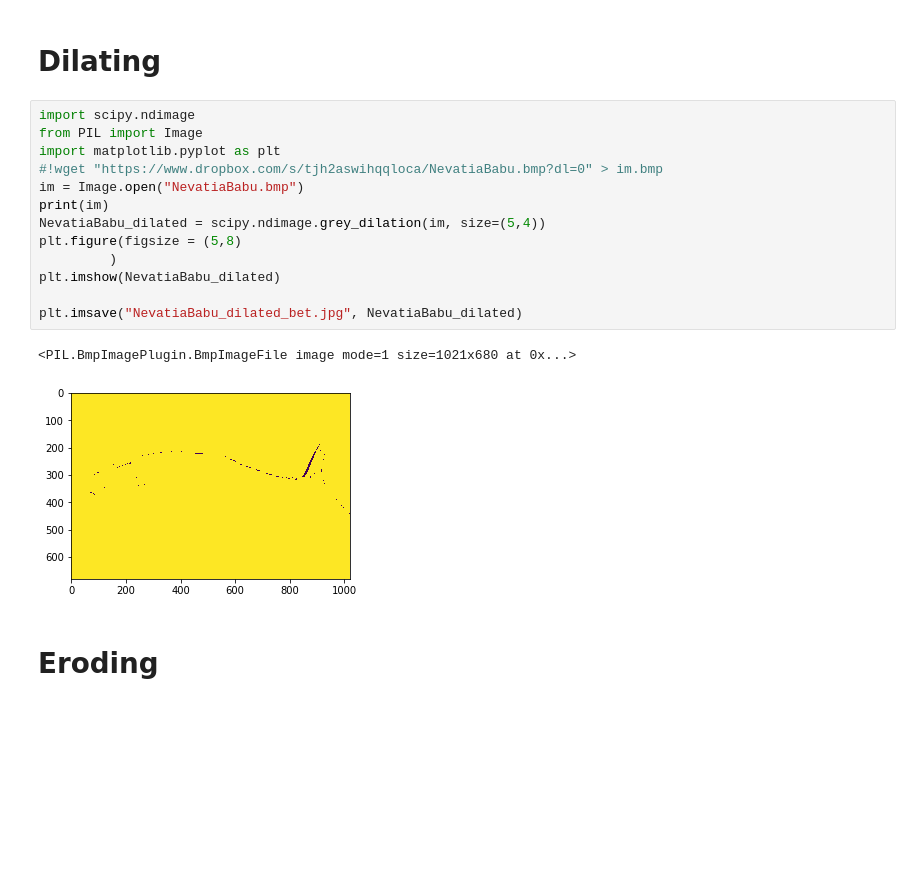
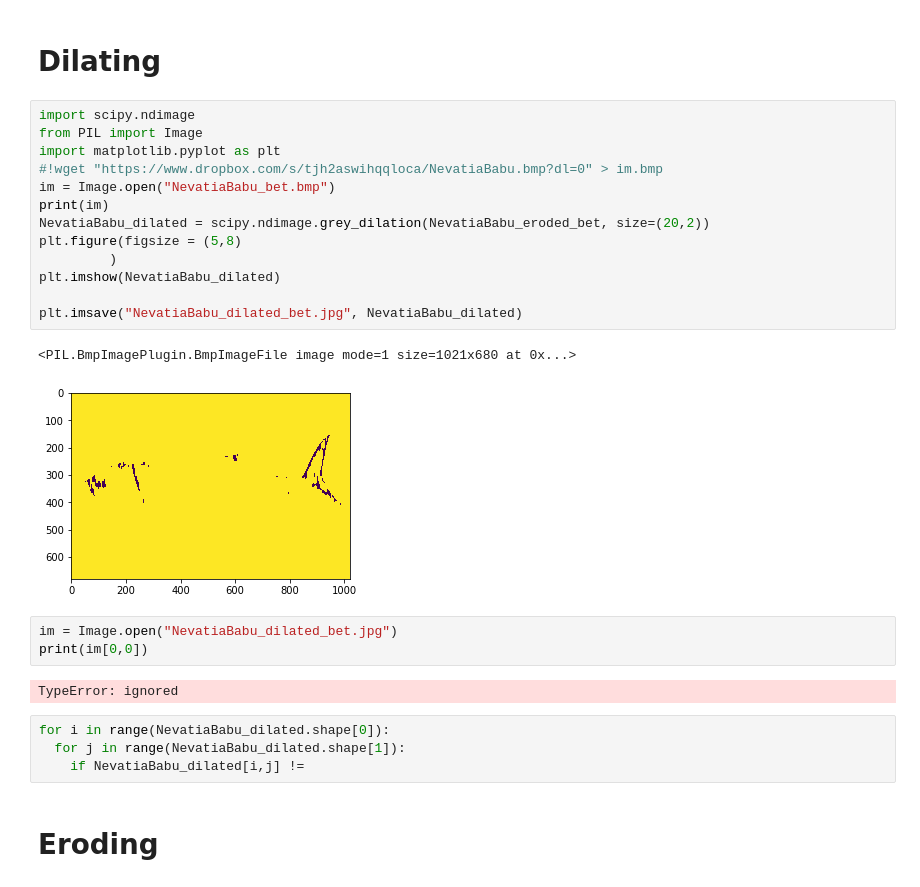
Before and after one commit to imazerty/Edge-detection, a Jupyter notebook: grey_dilation_bet.ipynb, the cells around one changed output. Saved outputs shown, nothing was run; the diff lists cells and outputs as text; blank space fills up the shorter version.

```diff
--- a/grey_dilation_bet.ipynb
+++ b/grey_dilation_bet.ipynb
@@ -5,18 +5,27 @@
 # %%
 import scipy.ndimage
 from PIL import Image
 import matplotlib.pyplot as plt
 #!wget "https://www.dropbox.com/s/tjh2aswihqqloca/NevatiaBabu.bmp?dl=0" > im.bmp
-im = Image.open("NevatiaBabu.bmp")
+im = Image.open("NevatiaBabu_bet.bmp")
 print(im)
-NevatiaBabu_dilated = scipy.ndimage.grey_dilation(im, size=(5,4))
+NevatiaBabu_dilated = scipy.ndimage.grey_dilation(NevatiaBabu_eroded_bet, size=(20,2))
 plt.figure(figsize = (5,8)
          )
 plt.imshow(NevatiaBabu_dilated)
 
 plt.imsave("NevatiaBabu_dilated_bet.jpg", NevatiaBabu_dilated)
 # %% [output]
 <PIL.BmpImagePlugin.BmpImageFile image mode=1 size=1021x680 at 0x...>
-[figure, old version]
+[figure, new version]
+# %%
+im = Image.open("NevatiaBabu_dilated_bet.jpg")
+print(im[0,0])
+# %% [output]
+TypeError: ignored
+# %%
+for i in range(NevatiaBabu_dilated.shape[0]):
+  for j in range(NevatiaBabu_dilated.shape[1]):
+    if NevatiaBabu_dilated[i,j] !=
 # %% [markdown]
 # Eroding
```
Also changed, not shown: parts of 6 cells of this notebook.
